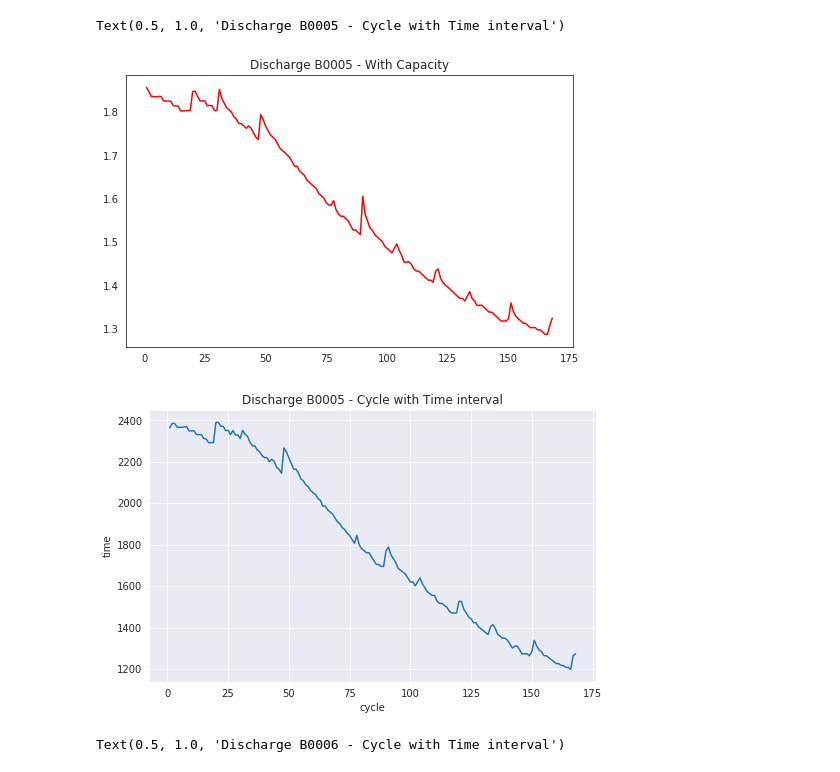
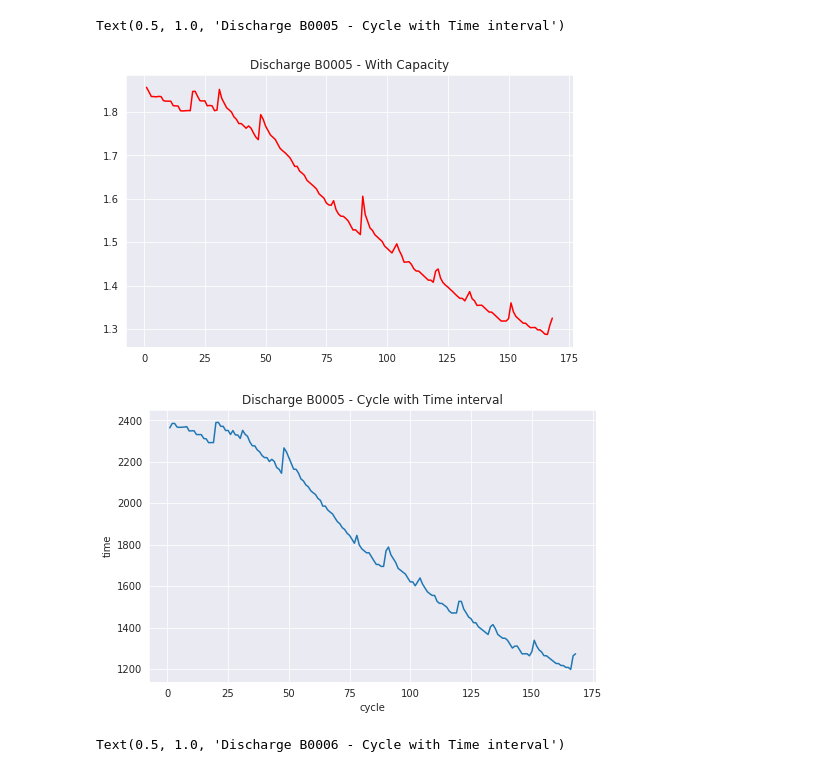
Before and after one commit to Kalrfou/CapstoneProject, a Jupyter notebook: DSTLM_Paper.ipynb, the cells around one changed output. Saved outputs shown, nothing was run; the diff lists cells and outputs as text; code cells hidden in the pictures.

```diff
--- a/DSTLM_Paper.ipynb
+++ b/DSTLM_Paper.ipynb
@@ -6,30 +52,31 @@ dis_H1=pd.read_csv('Discharge6_H1.csv')
 # %%
 %matplotlib inline
 import matplotlib.pyplot as plt
 import seaborn as sns
+sns.set_style("darkgrid")
 plt.figure(figsize=(8, 5))
 plot_df = dis_H.loc[(dis_H1['cycle']>=1),['cycle','H']]
 plot_df1 = dis_H.loc[(dis_H1['cycle']>=1),['cycle','Capacity']]
 plt.plot(plot_df1['cycle'], plot_df1['Capacity'], color='red')
 plt.title('Discharge B0005 - With Capacity')
 
 sns.set_style("darkgrid")
 plt.figure(figsize=(8, 5))
 plt.plot(plot_df['cycle'], plot_df['H'])
 #plt.plot(plot_df1['cycle'], plot_df1['Capacity'], color='red')
 
 #Draw threshold
 #plt.plot(dis['cycle'], dis['limt']) 'g'
 plt.ylabel('time')
 
 # make x-axis ticks legible
 adf = plt.gca().get_xaxis().get_major_formatter()
 #adf.scaled[1.0] = '%m-%d-%Y'
 plt.xlabel('cycle')
 plt.title('Discharge B0005 - Cycle with Time interval')
 # %% [output]
 Text(0.5, 1.0, 'Discharge B0005 - Cycle with Time interval')
-[figure, old version]
+[figure, new version]
 [figure]
 # %%
 %matplotlib inline
```
Also changed, not shown: parts of 3 cells of this notebook.
